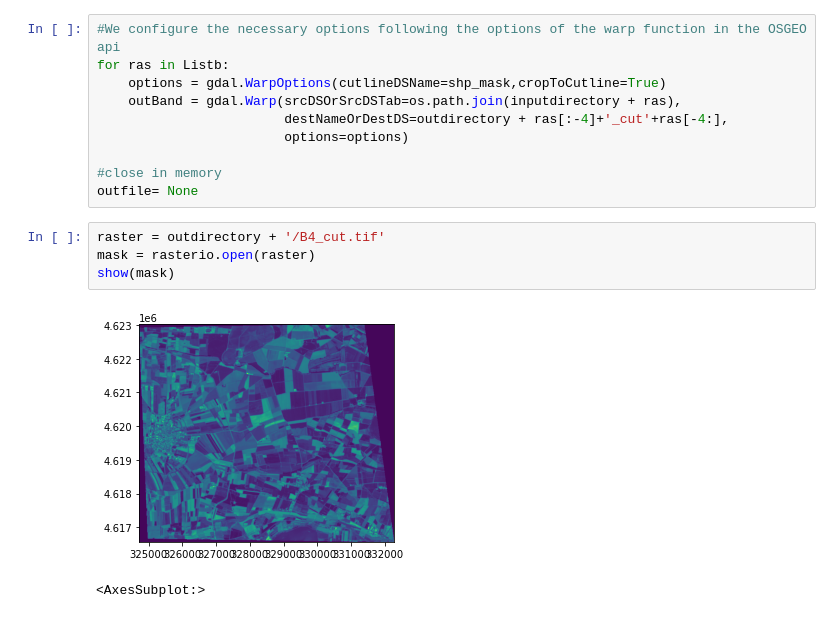
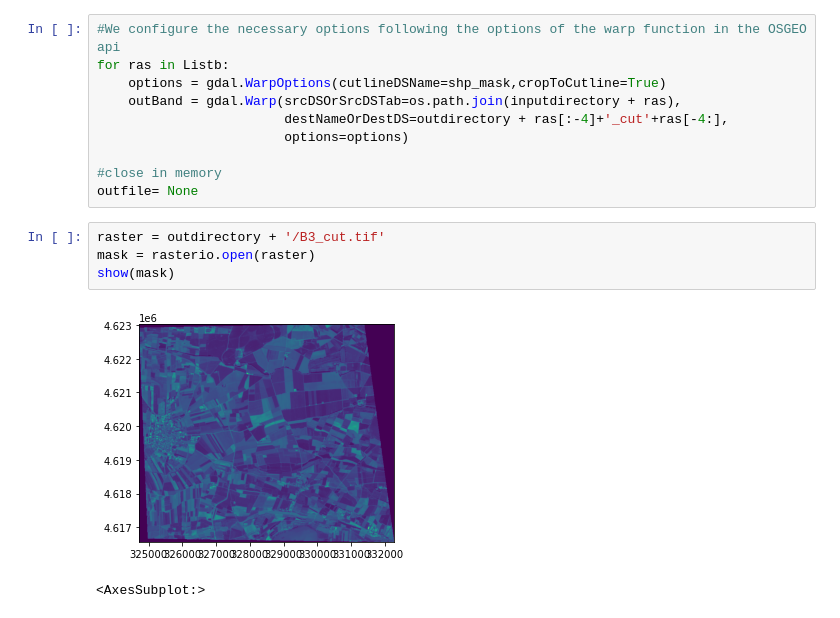
Before and after one commit to mavsonnen/BinderTester, a Jupyter notebook: 6_Mask.ipynb, the cells around one changed output. Cells and saved outputs as stored; diff of their text form.

```diff
--- a/6_Mask.ipynb
+++ b/6_Mask.ipynb
@@ -43,9 +43,9 @@ for ras in Listb:
 #close in memory
 outfile= None
 # %%
-raster = outdirectory + '/B4_cut.tif'
+raster = outdirectory + '/B3_cut.tif'
 mask = rasterio.open(raster)
 show(mask)
 # %% [output]
-[figure, old version]
+[figure, new version]
 <AxesSubplot:>
```
Also changed, not shown: 5 other files.
